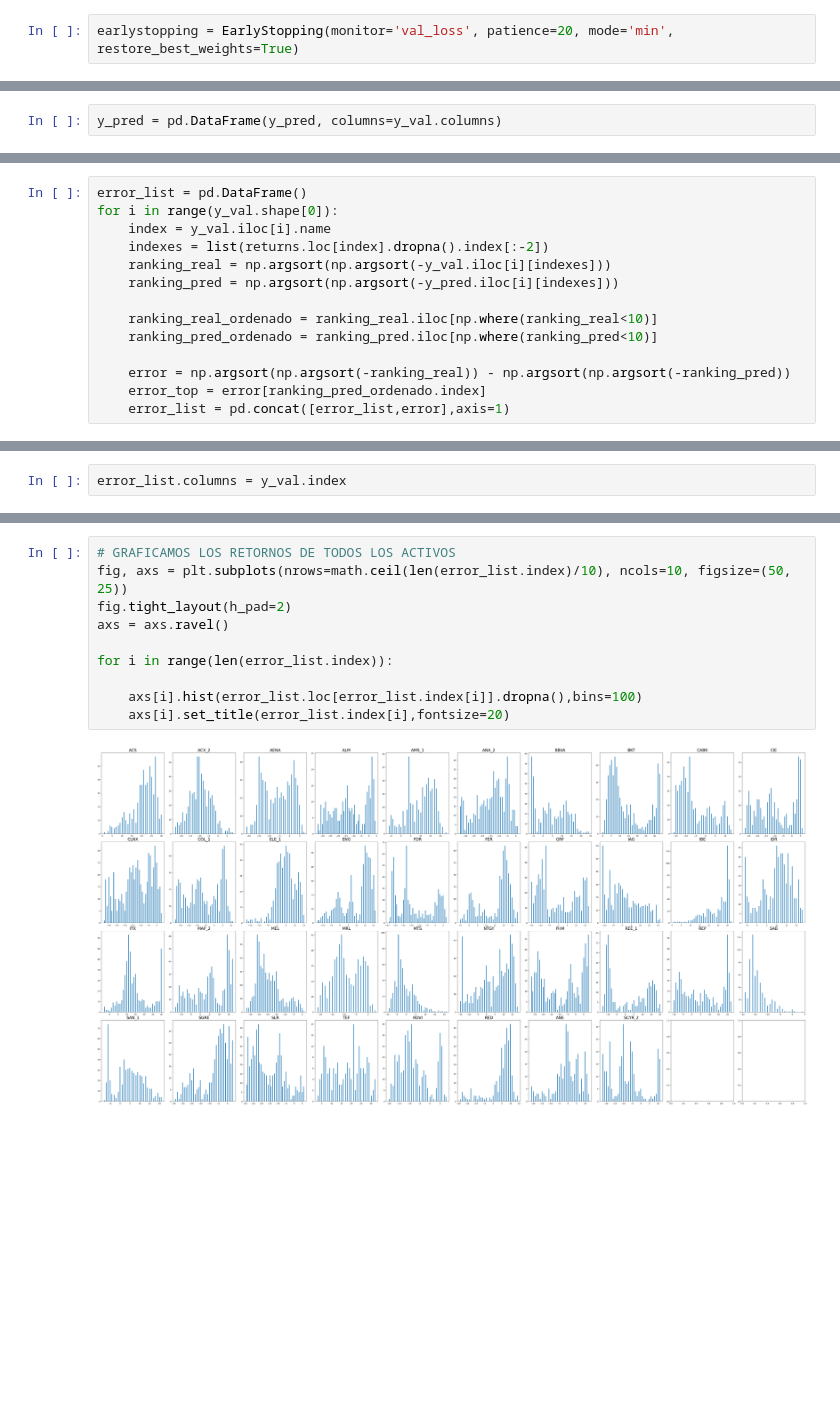
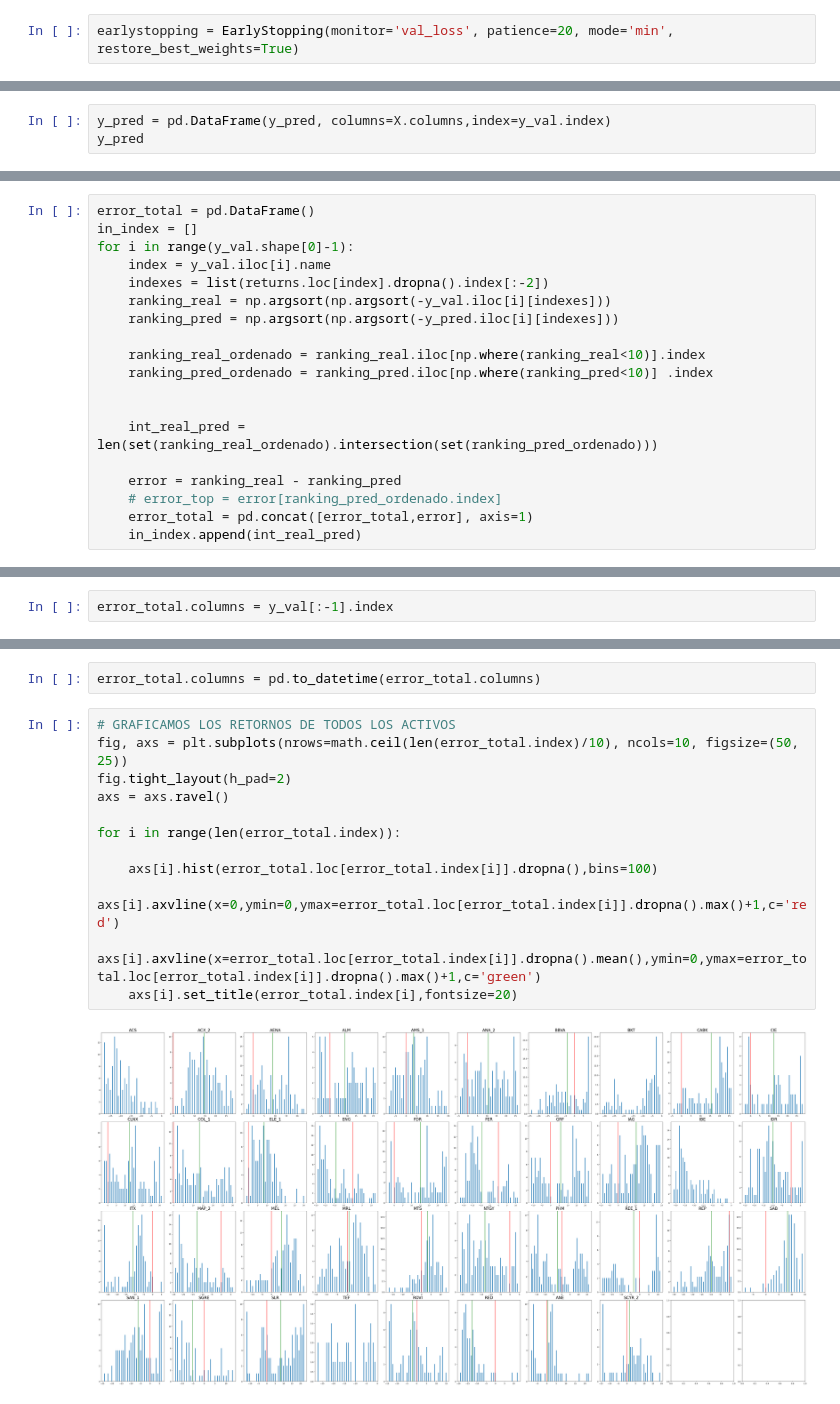
Before and after one commit to tintenderete/TFM, a Jupyter notebook: Prueba_red_neuronal_fija.ipynb, the cells around one changed output, grey strips where cells are left out. Cells and saved outputs as stored; diff of their text form; blank space fills up the shorter version.

```diff
--- a/Prueba_red_neuronal_fija.ipynb
+++ b/Prueba_red_neuronal_fija.ipynb
@@ -297,2 +502,3 @@ y_pred = model.predict(X_val)
 # %%
-y_pred = pd.DataFrame(y_pred, columns=y_val.columns)
+y_pred = pd.DataFrame(y_pred, columns=X.columns,index=y_val.index)
+y_pred
@@ -299,14 +535,19 @@ y_pred = pd.DataFrame(y_pred, columns=y_val.columns)
 # %%
-error_list = pd.DataFrame()
-for i in range(y_val.shape[0]):
+error_total = pd.DataFrame()
+in_index = []
+for i in range(y_val.shape[0]-1):
     index = y_val.iloc[i].name
     indexes = list(returns.loc[index].dropna().index[:-2])
     ranking_real = np.argsort(np.argsort(-y_val.iloc[i][indexes]))
     ranking_pred = np.argsort(np.argsort(-y_pred.iloc[i][indexes]))
 
-    ranking_real_ordenado = ranking_real.iloc[np.where(ranking_real<10)]
-    ranking_pred_ordenado = ranking_pred.iloc[np.where(ranking_pred<10)]
+    ranking_real_ordenado = ranking_real.iloc[np.where(ranking_real<10)].index
+    ranking_pred_ordenado = ranking_pred.iloc[np.where(ranking_pred<10)] .index
 
-    error = np.argsort(np.argsort(-ranking_real)) - np.argsort(np.argsort(-ranking_pred))
-    error_top = error[ranking_pred_ordenado.index]
-    error_list = pd.concat([error_list,error],axis=1)
+
+    int_real_pred = len(set(ranking_real_ordenado).intersection(set(ranking_pred_ordenado)))
+
+    error = ranking_real - ranking_pred
+    # error_top = error[ranking_pred_ordenado.index]
+    error_total = pd.concat([error_total,error], axis=1)
+    in_index.append(int_real_pred)
@@ -313,2 +579,2 @@ for i in range(y_val.shape[0]):
 # %%
-error_list.columns = y_val.index
+error_total.columns = y_val[:-1].index
@@ -351,12 +639,16 @@ dtype: float64
+# %%
+error_total.columns = pd.to_datetime(error_total.columns)
 # %%
 # GRAFICAMOS LOS RETORNOS DE TODOS LOS ACTIVOS
-fig, axs = plt.subplots(nrows=math.ceil(len(error_list.index)/10), ncols=10, figsize=(50, 25))
+fig, axs = plt.subplots(nrows=math.ceil(len(error_total.index)/10), ncols=10, figsize=(50, 25))
 fig.tight_layout(h_pad=2)
 axs = axs.ravel()
 
-for i in range(len(error_list.index)):
+for i in range(len(error_total.index)):
 
-    axs[i].hist(error_list.loc[error_list.index[i]].dropna(),bins=100)
-    axs[i].set_title(error_list.index[i],fontsize=20)
+    axs[i].hist(error_total.loc[error_total.index[i]].dropna(),bins=100)
+    axs[i].axvline(x=0,ymin=0,ymax=error_total.loc[error_total.index[i]].dropna().max()+1,c='red')
+    axs[i].axvline(x=error_total.loc[error_total.index[i]].dropna().mean(),ymin=0,ymax=error_total.loc[error_total.index[i]].dropna().max()+1,c='green')
+    axs[i].set_title(error_total.index[i],fontsize=20)
 # %% [output]
-[figure, old version]
+[figure, new version]
```
Also changed, not shown: parts of 68 cells of this notebook, 5 other files.
